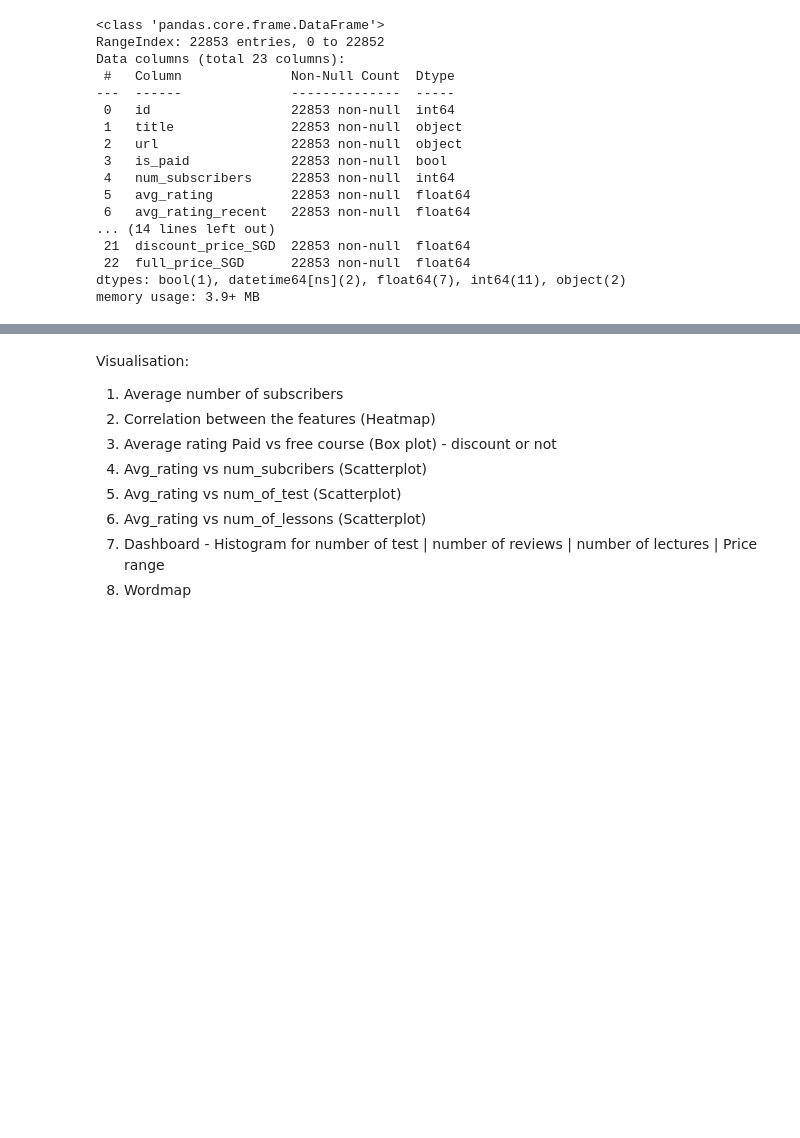
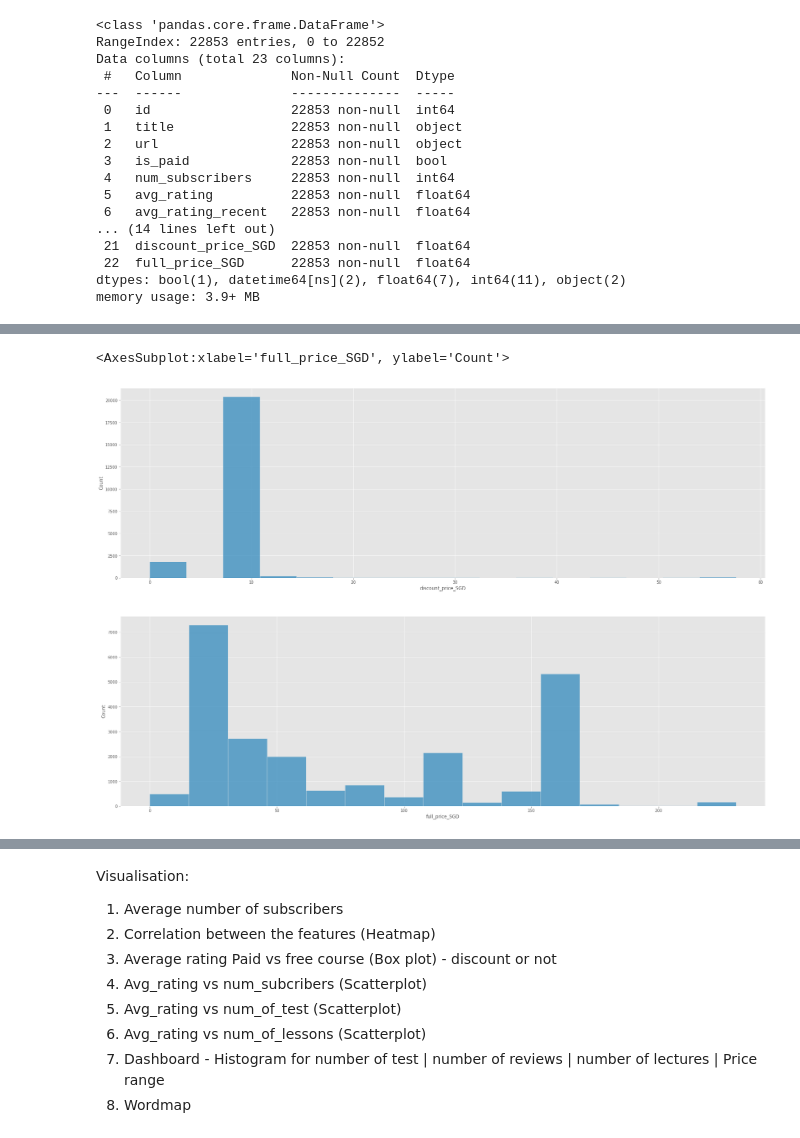
Before and after one commit to wilsonteo00/PortfolioProjects, a Jupyter notebook: End of course article - Udemy.ipynb, the cells around one changed output, grey strips where cells are left out. Cells and saved outputs as stored; diff of their text form; code cells hidden in the pictures; blank space fills up the shorter version.

```diff
--- a/End of course article - Udemy.ipynb
+++ b/End of course article - Udemy.ipynb
@@ -342,0 +410,14 @@ memory usage: 3.9+ MB
+# %%
+## Getting a sense of how the courses are priced
+
+fig = plt.figure(figsize=(30,20))
+
+# 2 rows, 1 cols - 2 charts
+plt.subplot(2,1,1)
+sns.histplot(df.discount_price_SGD)
+
+plt.subplot(2,1,2)
+sns.histplot(df.full_price_SGD,bins=15)
+# %% [output]
+<AxesSubplot:xlabel='full_price_SGD', ylabel='Count'>
+[figure, added]
```
Also changed, not shown: parts of 23 cells of this notebook.
